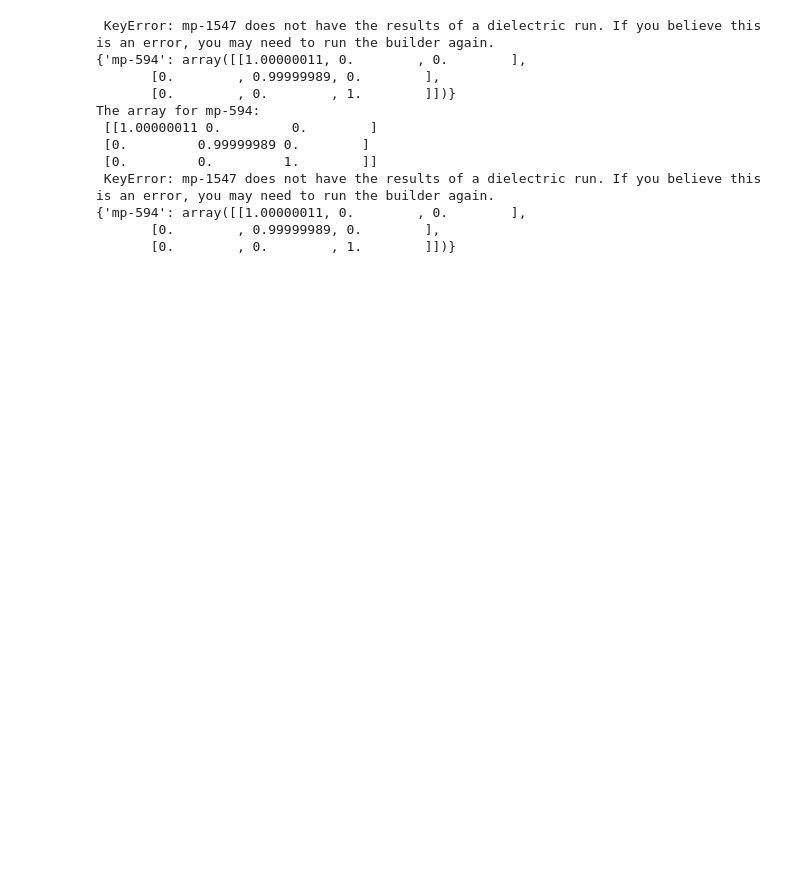
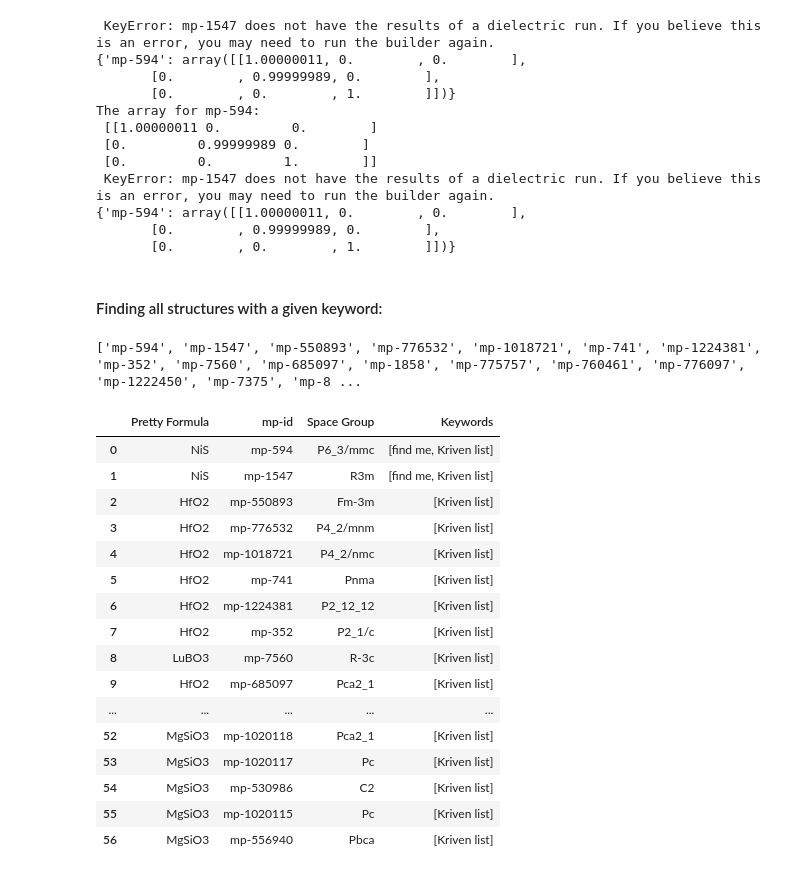
Before and after one commit to calebcsjm/atomate_helper, a Jupyter notebook: atomate_helper/functionality_demo.ipynb, the cells around one changed output. Cells and saved outputs as stored; diff of their text form; code cells hidden in the pictures; blank space fills up the shorter version.

Commit message:
added several more querying functions

```diff
--- a/atomate_helper/functionality_demo.ipynb
+++ b/atomate_helper/functionality_demo.ipynb
@@ -75,3 +98,32 @@ The array for mp-594:
 {'mp-594': array([[1.00000011, 0.        , 0.        ],
        [0.        , 0.99999989, 0.        ],
        [0.        , 0.        , 1.        ]])}
+# %% [markdown]
+#### Finding all structures with a given keyword:
+# %%
+from query_db import query_materials_with_keyword
+
+df = query_materials_with_keyword("Kriven list", dbjson_path)
+# extract list of mp-ids from the dataframe
+mp_ids = df["mp-id"].tolist()
+print(mp_ids)
+df
+# %% [output]
+['mp-594', 'mp-1547', 'mp-550893', 'mp-776532', 'mp-1018721', 'mp-741', 'mp-1224381', 'mp-352', 'mp-7560', 'mp-685097', 'mp-1858', 'mp-775757', 'mp-760461', 'mp-776097', 'mp-1222450', 'mp-7375', 'mp-8 ...
+|  | Pretty Formula | mp-id | Space Group | Keywords |
+| 0 | NiS | mp-594 | P6_3/mmc | [find me, Kriven list] |
+| 1 | NiS | mp-1547 | R3m | [find me, Kriven list] |
+| 2 | HfO2 | mp-550893 | Fm-3m | [Kriven list] |
+| 3 | HfO2 | mp-776532 | P4_2/mnm | [Kriven list] |
+| 4 | HfO2 | mp-1018721 | P4_2/nmc | [Kriven list] |
+| 5 | HfO2 | mp-741 | Pnma | [Kriven list] |
+| 6 | HfO2 | mp-1224381 | P2_12_12 | [Kriven list] |
+| 7 | HfO2 | mp-352 | P2_1/c | [Kriven list] |
+| 8 | LuBO3 | mp-7560 | R-3c | [Kriven list] |
+| 9 | HfO2 | mp-685097 | Pca2_1 | [Kriven list] |
+| ... | ... | ... | ... | ... |
+| 52 | MgSiO3 | mp-1020118 | Pca2_1 | [Kriven list] |
+| 53 | MgSiO3 | mp-1020117 | Pc | [Kriven list] |
+| 54 | MgSiO3 | mp-530986 | C2 | [Kriven list] |
+| 55 | MgSiO3 | mp-1020115 | Pc | [Kriven list] |
+| 56 | MgSiO3 | mp-556940 | Pbca | [Kriven list] |
```
Also changed, not shown: parts of 23 cells of this notebook, 2 other files.
